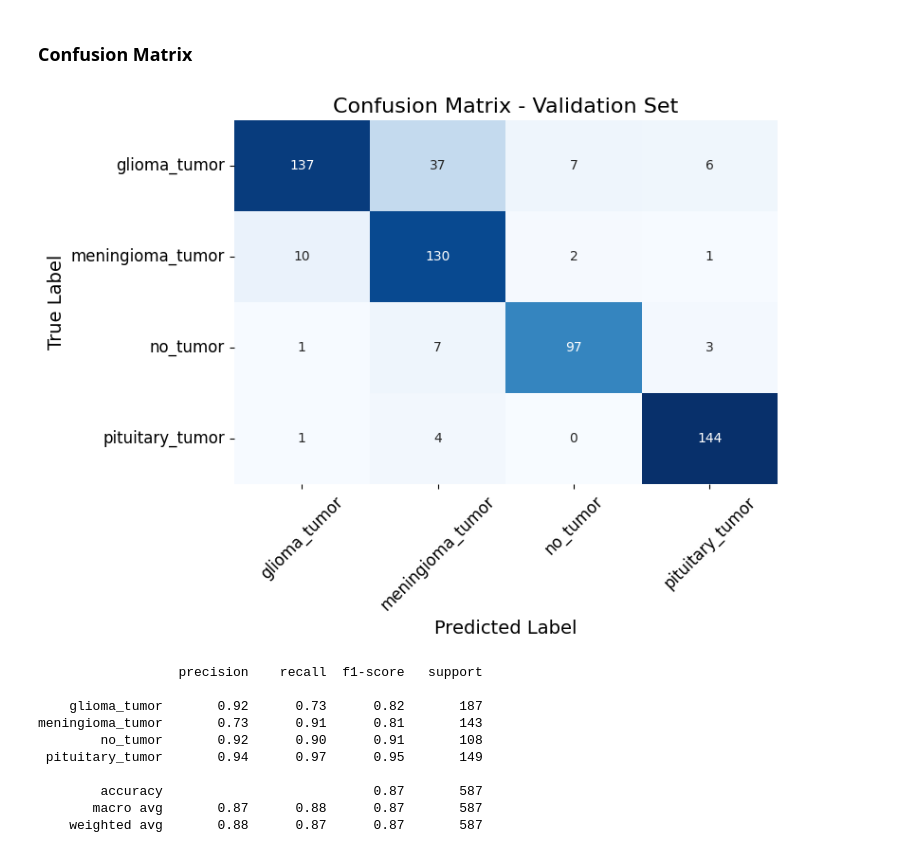
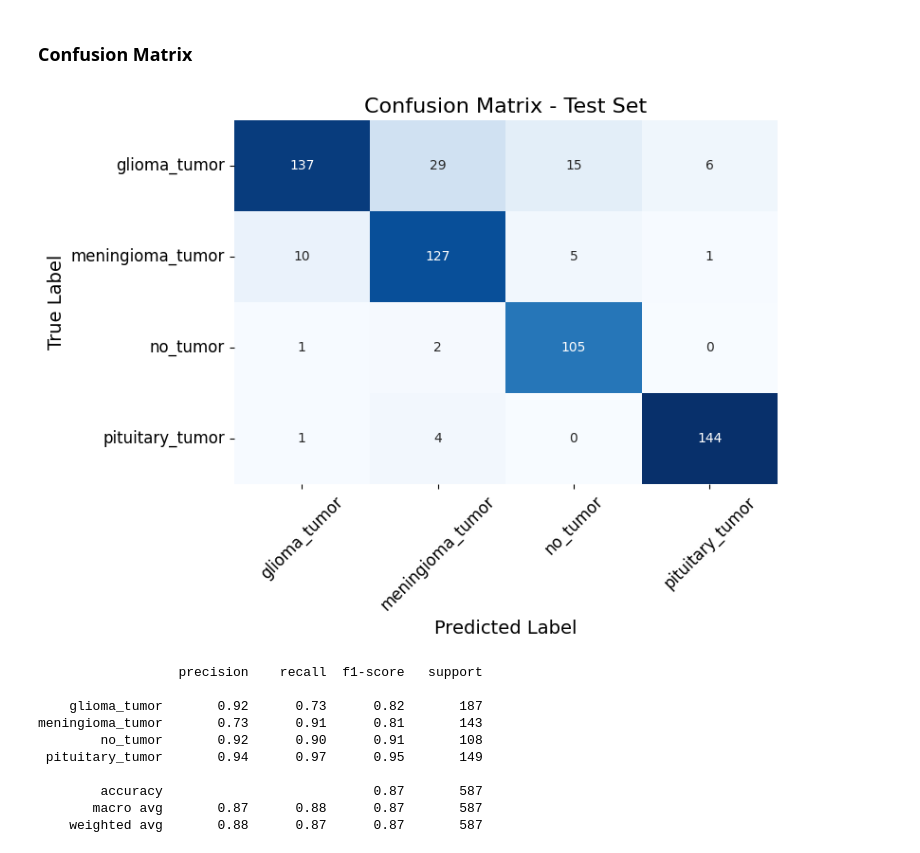
Before and after one commit to zkhechadoorian/mri-brain-tumor-classification, a Jupyter notebook: notebooks/03_train_model.ipynb, the cells around one changed output. Saved outputs shown, nothing was run; the diff lists cells and outputs as text; code cells hidden in the pictures.

Commit message:
Change title of confusion matrix to accurate reflect 'Test Set' instead of 'Validation Set'

```diff
--- a/notebooks/03_train_model.ipynb
+++ b/notebooks/03_train_model.ipynb
@@ -588,23 +588,23 @@ meningioma_tumor       0.78      0.89      0.83       143
 # %%
 # create confusion matrix for validation set
 import seaborn as sns
 from sklearn.metrics import confusion_matrix
 
-all_labels, all_preds = predict_with_threshold(model, testloader, no_tumor_threshold=0.9)
+all_labels, all_preds = predict_with_threshold(model, testloader, no_tumor_threshold=0.5)
 
 cm = confusion_matrix(all_labels, all_preds)
 plt.figure(figsize=(8, 6))
 sns.heatmap(cm, annot=True, fmt='d', cmap='Blues', xticklabels=classes, yticklabels=classes, cbar=False)
-plt.title('Confusion Matrix - Validation Set', fontsize=16)
+plt.title('Confusion Matrix - Test Set', fontsize=16)
 plt.xlabel('Predicted Label', fontsize=14)
 plt.ylabel('True Label', fontsize=14)
 plt.xticks(fontsize=12, rotation=45)
 plt.yticks(fontsize=12)
 plt.tight_layout()
 plt.savefig('../assets/confusion_matrix.png')
 plt.show()
 # %% [output]
-[figure, old version]
+[figure, new version]
 # %%
 print(classification_report(labels, preds, target_names=classes))
 # %% [output]
```
